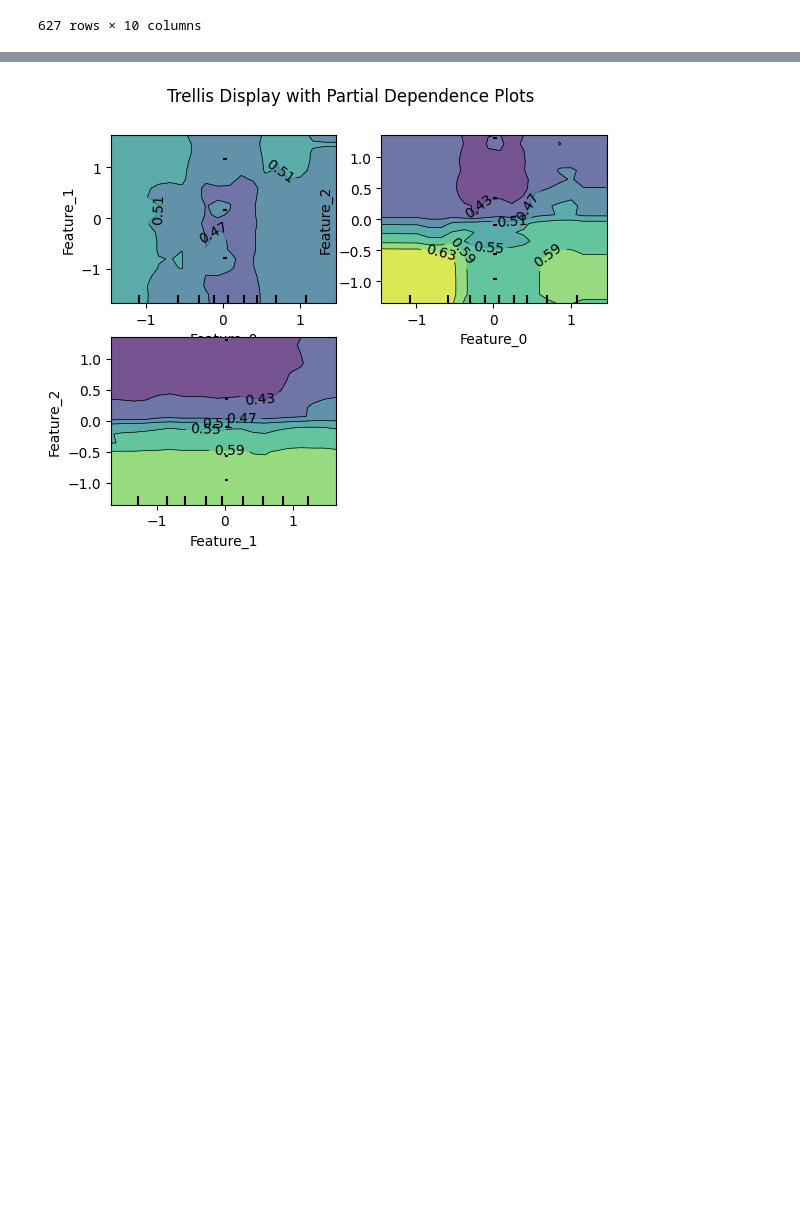
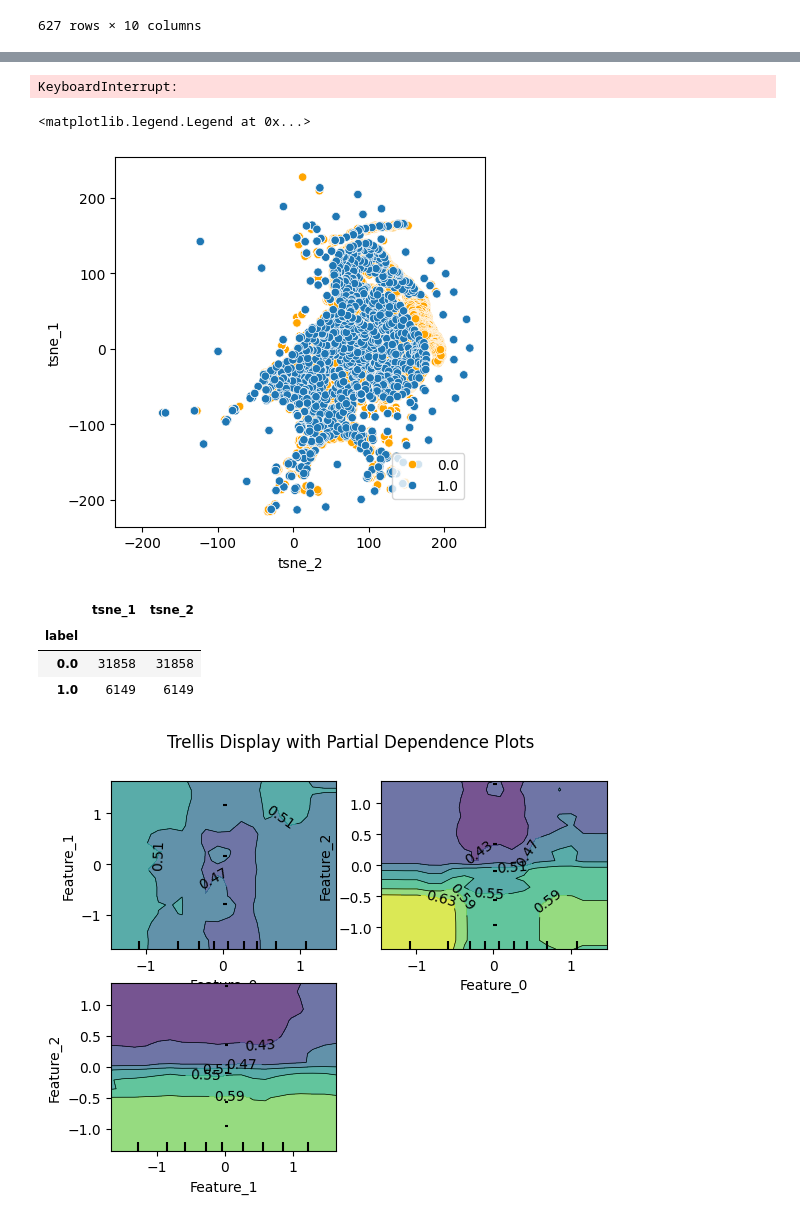
Before and after one commit to istiyaksiddiquee/thesis-work, a Jupyter notebook: RQ2/rq2.ipynb, the cells around one changed output, grey strips where cells are left out. Drawn from its saved outputs; the diff is of its cells as text; code cells hidden in the pictures; blank space fills up the shorter version.

```diff
--- a/RQ2/rq2.ipynb
+++ b/RQ2/rq2.ipynb
@@ -265,0 +261,48 @@ ax.legend(bbox_to_anchor=(1.05, 1), loc=2, borderaxespad=0.0)
+# %%
+from sklearn.manifold import TSNE
+import pandas as pd
+import seaborn as sns
+import matplotlib.pyplot as plt
+
+n_components = 2
+tsne = TSNE(
+    n_components,
+            perplexity=40,
+            learning_rate=200,
+            max_iter=3000)
+tsne_result = tsne.fit_transform(filtered_df.iloc[:, 3:len(list(filtered_df.columns))-1])
+
+tsne_result_df = pd.DataFrame({'tsne_1': tsne_result[:,0], 'tsne_2': tsne_result[:,1], 'label': filtered_df.iloc[:, len(list(filtered_df.columns))-1]})
+# %% [output]
+KeyboardInterrupt:
+# %%
+color_dict = {
+    '0.0': 'orange',
+    '1.0': '#1f77b4'
+}
+
+ax = plt.gca()
+
+sns.scatterplot(x='tsne_1', y='tsne_2', hue='label', data=tsne_result_df, palette=color_dict, ax=ax)
+
+sns.kdeplot(data=tsne_result_df[tsne_result_df['label'] == 1], x='tsne_1', y='tsne_2', levels=5, color='orange', linewidths=1.5)
+sns.kdeplot(data=tsne_result_df[tsne_result_df['label'] == 0], x='tsne_1', y='tsne_2', levels=5, color='#1f77b4', linewidths=1.5)
+
+lim = (tsne_result.min()-20, tsne_result.max()+20)
+ax.set_xlim(lim)
+ax.set_ylim(lim)
+ax.set_aspect('equal')
+ax.legend(bbox_to_anchor=(0.75, 0.2), loc=2, borderaxespad=0.0)
+
+# plt.show()
+# plt.savefig(f'tsne-dataset-1.pdf', format='pdf', bbox_inches='tight')
+# %% [output]
+<matplotlib.legend.Legend at 0x...>
+[figure, added]
+# %%
+tsne_result_df.groupby(['label']).count()
+# %% [output]
+|  | tsne_1 | tsne_2 |
+| label |  |  |
+| 0.0 | 31858 | 31858 |
+| 1.0 | 6149 | 6149 |
```
Also changed, not shown: parts of 24 cells of this notebook, 10 other files.
